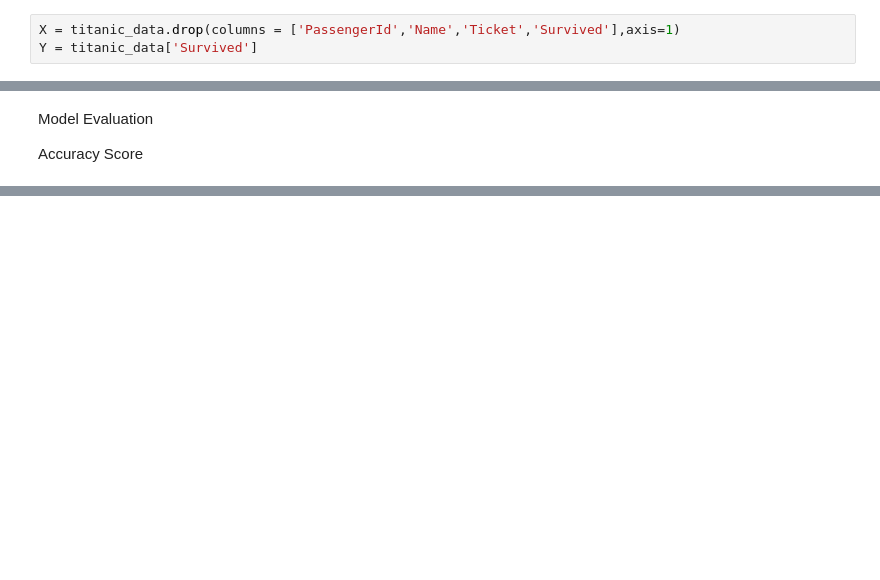
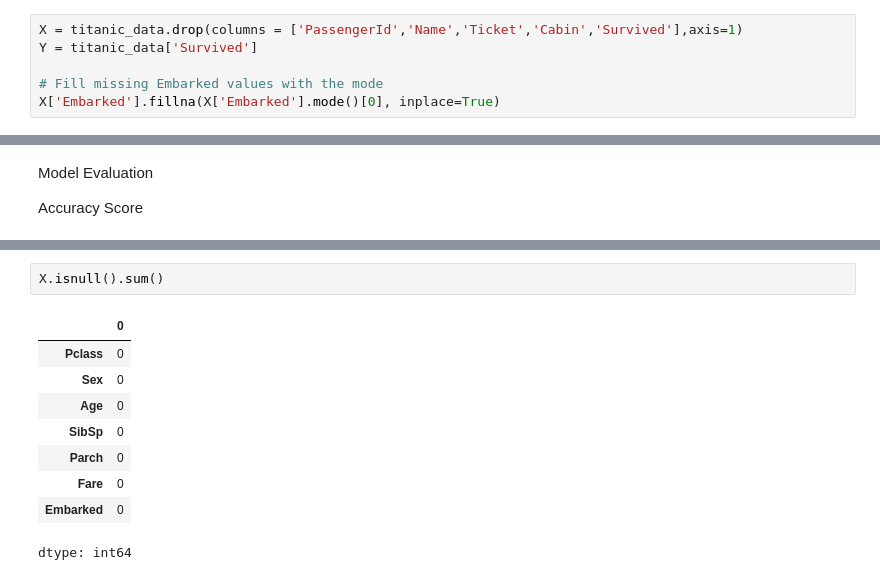
Before and after one commit to Itzmejeeva/Titanic-survival-prediction, a Jupyter notebook: Titanic_survival_prediction.ipynb, the cells around one changed output, grey strips where cells are left out. Drawn from its saved outputs; the diff is of its cells as text; blank space fills up the shorter version.

```diff
--- a/Titanic_survival_prediction.ipynb
+++ b/Titanic_survival_prediction.ipynb
@@ -174,5 +187,8 @@ titanic_data.head()
 # %% [markdown]
 Separating features & Target
 # %%
-X = titanic_data.drop(columns = ['PassengerId','Name','Ticket','Survived'],axis=1)
+X = titanic_data.drop(columns = ['PassengerId','Name','Ticket','Cabin','Survived'],axis=1)
 Y = titanic_data['Survived']
+
+# Fill missing Embarked values with the mode
+X['Embarked'].fillna(X['Embarked'].mode()[0], inplace=True)
@@ -273,0 +300,12 @@ Accuracy score of test data :  1.0
+# %%
+X.isnull().sum()
+# %% [output]
+|  | 0 |
+| Pclass | 0 |
+| Sex | 0 |
+| Age | 0 |
+| SibSp | 0 |
+| Parch | 0 |
+| Fare | 0 |
+| Embarked | 0 |
+dtype: int64
```
Also changed, not shown: parts of 39 cells of this notebook.
